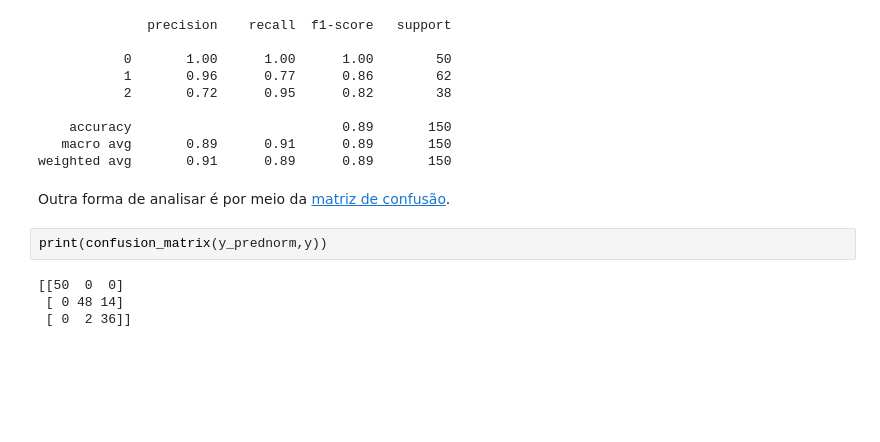
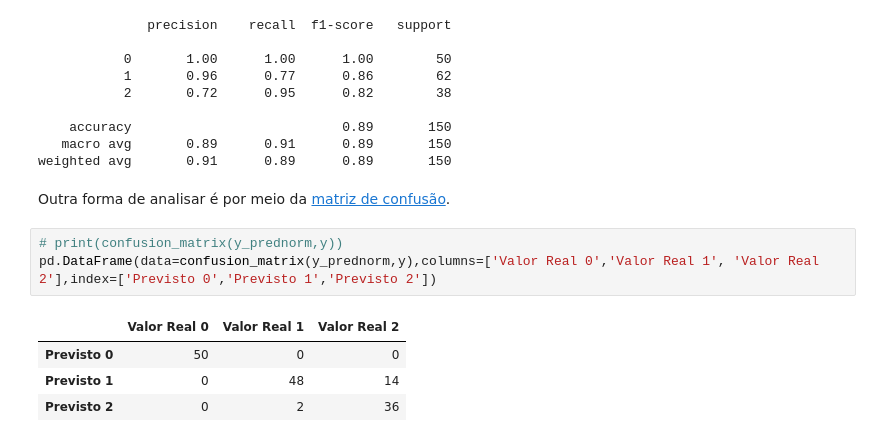
Before and after one commit to lucasarnalves/ArtIEEEficiais, a Jupyter notebook: machinelearning/Agrupamento.ipynb, the cells around one changed output. Drawn from its saved outputs; the diff is of its cells as text; blank space fills up the shorter version.

```diff
--- a/machinelearning/Agrupamento.ipynb
+++ b/machinelearning/Agrupamento.ipynb
@@ -440,9 +450,11 @@ print(classification_report(y_prednorm,y))
 weighted avg       0.91      0.89      0.89       150
 # %% [markdown]
 Outra forma de analisar é por meio da [matriz de confusão](https://en.wikipedia.org/wiki/Confusion_matrix).
-# %%
-print(confusion_matrix(y_prednorm,y))
-# %% [output]
-[[50  0  0]
- [ 0 48 14]
- [ 0  2 36]]
+# %%
+# print(confusion_matrix(y_prednorm,y))
+pd.DataFrame(data=confusion_matrix(y_prednorm,y),columns=['Valor Real 0','Valor Real 1', 'Valor Real 2'],index=['Previsto 0','Previsto 1','Previsto 2'])
+# %% [output]
+|  | Valor Real 0 | Valor Real 1 | Valor Real 2 |
+| Previsto 0 | 50 | 0 | 0 |
+| Previsto 1 | 0 | 48 | 14 |
+| Previsto 2 | 0 | 2 | 36 |
```
Also changed, not shown: parts of 6 cells of this notebook, 2 other files.
